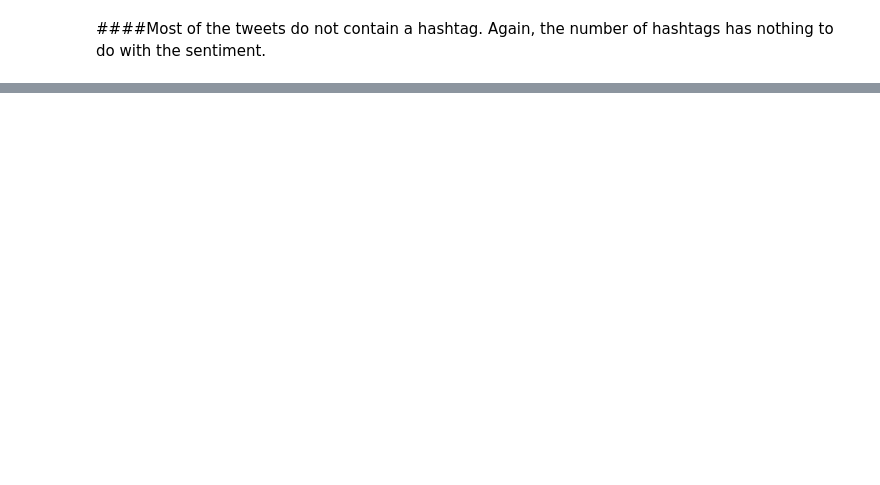
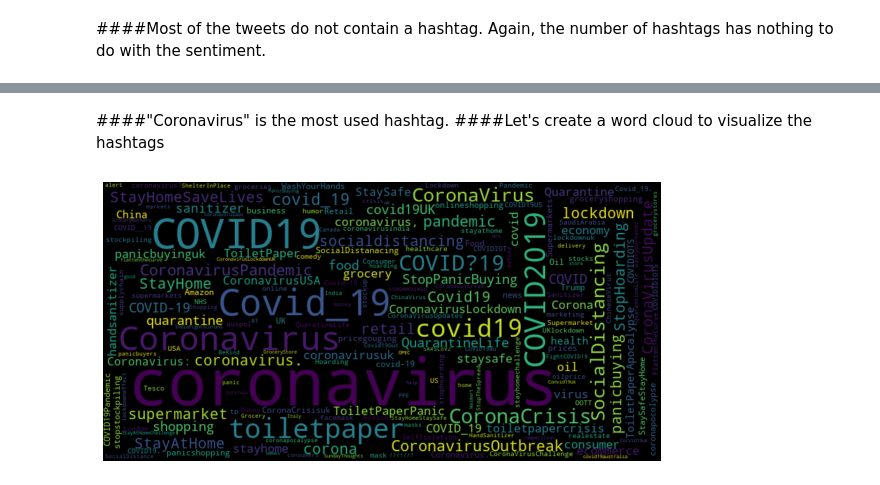
Before and after one commit to manjusreekc/Classification-Coronavirus-Tweet-Sentiment-Analysis, a Jupyter notebook: Coronavirus_Tweet_Sentiment_Analysis_Manjusree_K_C_Capstone_Project.ipynb, the cells around one changed output, grey strips where cells are left out. Cells and saved outputs as stored; diff of their text form; code cells hidden in the pictures; blank space fills up the shorter version.

```diff
--- a/Coronavirus_Tweet_Sentiment_Analysis_Manjusree_K_C_Capstone_Project.ipynb
+++ b/Coronavirus_Tweet_Sentiment_Analysis_Manjusree_K_C_Capstone_Project.ipynb
@@ -368,0 +373,16 @@ show_dist(df, "Number Of Hashtags")
+# %%
+def extract_hash_tags(s):
+  return [part[1:] for part in s.split() if part.startswith('#')]
+df['hashtags']=df['OriginalTweet'].apply(extract_hash_tags)
+# %%
+#Creating a new dataframe containing hashtags and their count
+d = Counter(df.hashtags.sum())
+hashtags= pd.DataFrame([d]).T
+# %%
+#Renaming the columns and resetting the index
+hashtags.rename_axis('hashtag',inplace=True)
+hashtags.rename(columns={0:"Count"},inplace=True)
+hashtags=hashtags.reset_index()
+# %%
+#Sorting the hashtags based on their count
+hashtags.sort_values(by='Count',ascending=False,inplace=True)
@@ -368,0 +426,16 @@ show_dist(df, "Number Of Hashtags")
+# %% [markdown]
+####"Coronavirus" is the most used hashtag.
+####Let's create a word cloud to visualize the hashtags
+# %%
+#Creating a dictionary containing hash tag and it's count
+data = dict(zip(hashtags['hashtag'].tolist(), hashtags['Count'].tolist()))
+#Generate word cloud of hash tags based on their frequency
+wc = WordCloud(width=800, height=400, max_words=200,background_color = 'black').generate_from_frequencies(data)
+#Providing figure size
+plt.figure(figsize=(10, 10))
+#plotting
+plt.imshow(wc, interpolation='bilinear')
+plt.axis('off')
+plt.show()
+# %% [output]
+[figure, added]
```
Also changed, not shown: parts of 39 cells of this notebook.
